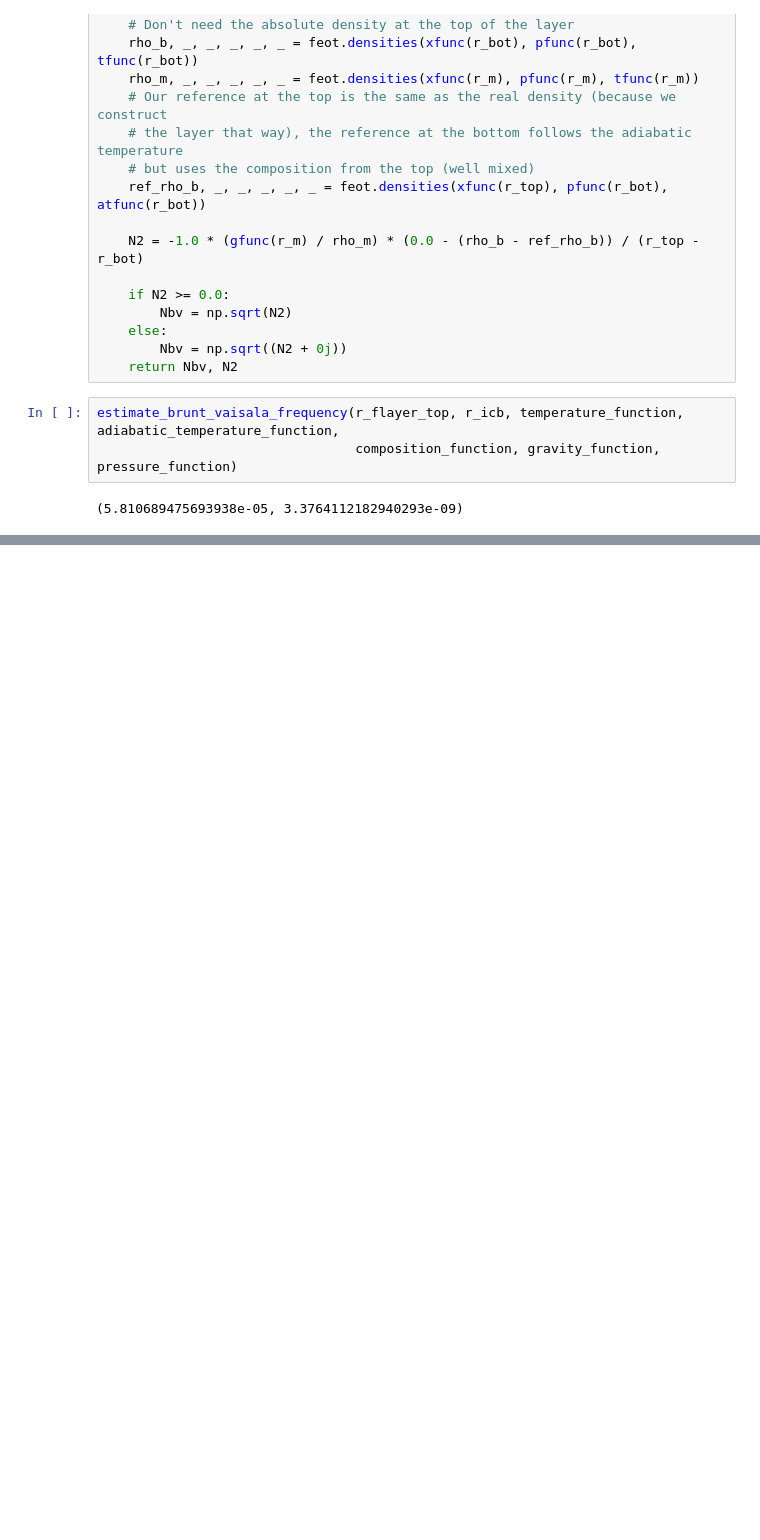
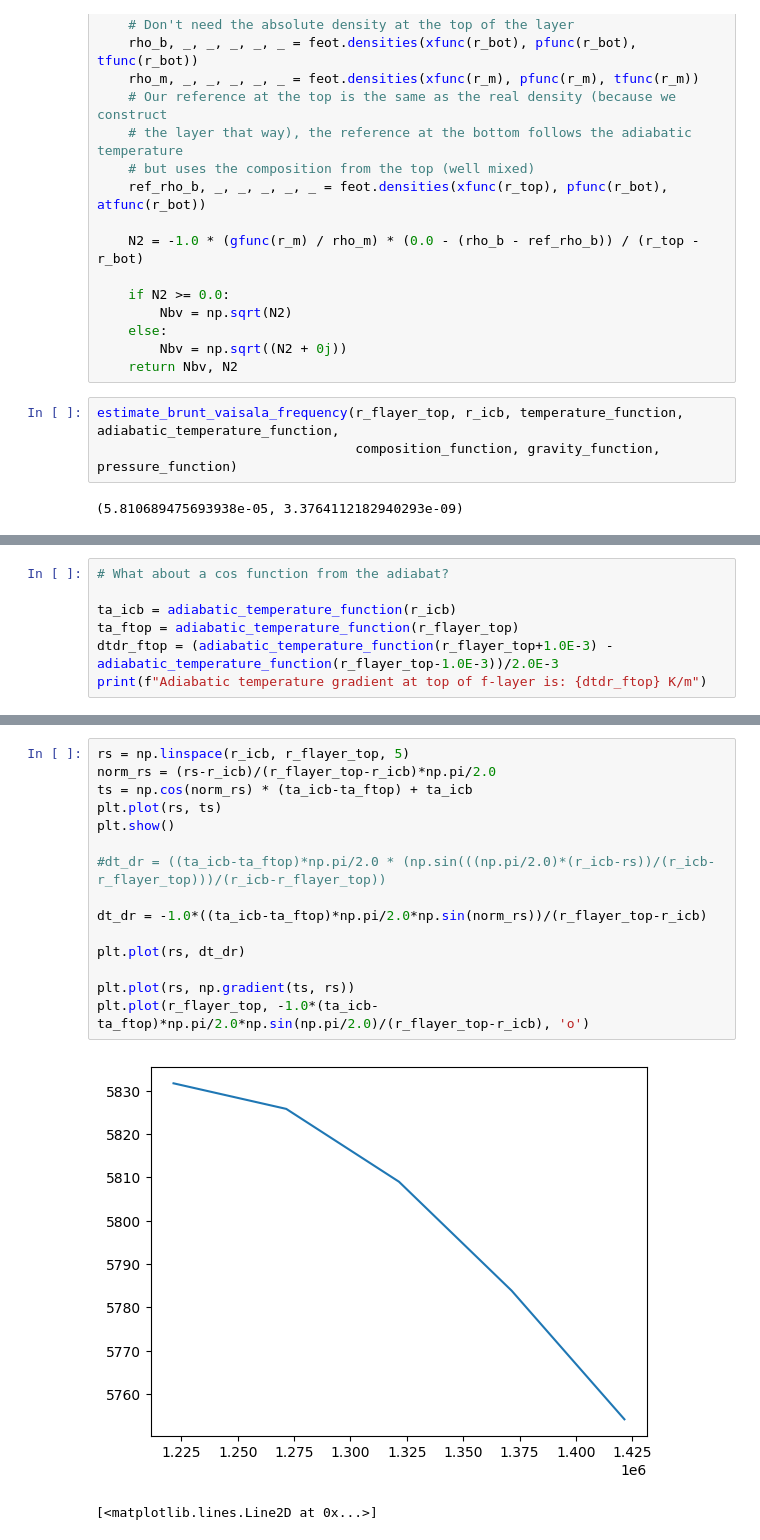
Before and after one commit to andreww/slurry, a Jupyter notebook: singe-step.ipynb, the cells around one changed output, grey strips where cells are left out. Cells and saved outputs as stored; diff of their text form; blank space fills up the shorter version.

```diff
--- a/singe-step.ipynb
+++ b/singe-step.ipynb
@@ -171,0 +212,7 @@ estimate_brunt_vaisala_frequency(r_flayer_top, r_icb, temperature_function, adia
+# %%
+# What about a cos function from the adiabat?
+
+ta_icb = adiabatic_temperature_function(r_icb)
+ta_ftop = adiabatic_temperature_function(r_flayer_top)
+dtdr_ftop = (adiabatic_temperature_function(r_flayer_top+1.0E-3) - adiabatic_temperature_function(r_flayer_top-1.0E-3))/2.0E-3
+print(f"Adiabatic temperature gradient at top of f-layer is: {dtdr_ftop} K/m")
@@ -171,0 +233,18 @@ estimate_brunt_vaisala_frequency(r_flayer_top, r_icb, temperature_function, adia
+# %%
+rs = np.linspace(r_icb, r_flayer_top, 5)
+norm_rs = (rs-r_icb)/(r_flayer_top-r_icb)*np.pi/2.0
+ts = np.cos(norm_rs) * (ta_icb-ta_ftop) + ta_icb
+plt.plot(rs, ts)
+plt.show()
+
+#dt_dr = ((ta_icb-ta_ftop)*np.pi/2.0 * (np.sin(((np.pi/2.0)*(r_icb-rs))/(r_icb-r_flayer_top)))/(r_icb-r_flayer_top))
+
+dt_dr = -1.0*((ta_icb-ta_ftop)*np.pi/2.0*np.sin(norm_rs))/(r_flayer_top-r_icb)
+
+plt.plot(rs, dt_dr)
+
+plt.plot(rs, np.gradient(ts, rs))
+plt.plot(r_flayer_top, -1.0*(ta_icb-ta_ftop)*np.pi/2.0*np.sin(np.pi/2.0)/(r_flayer_top-r_icb), 'o')
+# %% [output]
+[figure, added]
+[<matplotlib.lines.Line2D at 0x...>]
```
Also changed, not shown: parts of 14 cells of this notebook, 1 other file.
